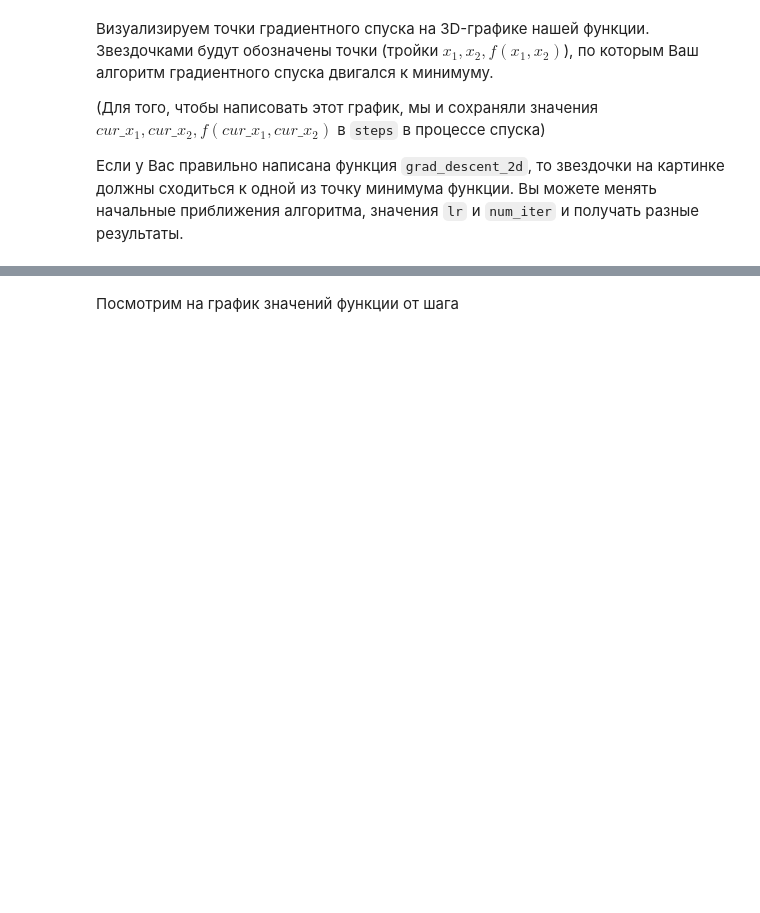
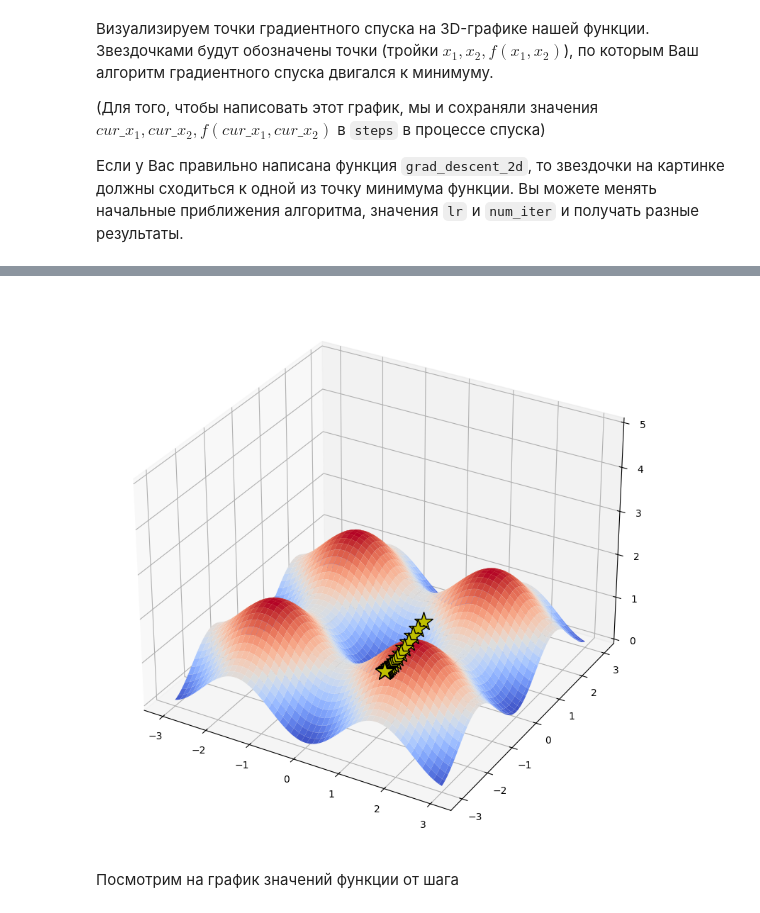
Before and after one commit to kudrmax/machine-learning, a Jupyter notebook: dls/dls-hw/dls-hw2/[homework]linear_models_fall_2021.ipynb, the cells around one changed output, grey strips where cells are left out. Cells and saved outputs as stored; diff of their text form; code cells hidden in the pictures; blank space fills up the shorter version.

```diff
--- a/dls/dls-hw/dls-hw2/[homework]linear_models_fall_2021.ipynb
+++ b/dls/dls-hw/dls-hw2/[homework]linear_models_fall_2021.ipynb
@@ -50,7 +50,7 @@ def grad_f(x):
     :param x: np.array[2]: float вектор длины 2
     :return: np.array[2]: float вектор длины 2
     """
-    return #YOUR CODE
+    return np.sin(2 * x)
 # %%
 # Проверим, что градиент принимает вектор из двух чисел и выдает на этой точке верное значение
 assert np.allclose(grad_f(np.array([1, 2])),
@@ -78,7 +78,7 @@ def grad_descent_2d(f, grad_f, lr, num_iter=100, x0=None):
         entry = np.hstack((curr_x, f(curr_x)))
         history.append(entry)
 
-        curr_x -= #  YOUR CODE. Не забудьте про lr!
+        curr_x -= lr * grad_f(curr_x)
 
     return np.vstack(history)
 # %% [markdown]
@@ -96,32 +117,34 @@ steps
 # %%
 # %matplotlib osx
 
 from mpl_toolkits.mplot3d import Axes3D
 import matplotlib.pyplot as plt
 from matplotlib import cm
 import numpy as np
 
 path = []
 
 X, Y = np.meshgrid(np.linspace(-3, 3, 100), np.linspace(-3, 3, 100))
 
 fig = plt.figure(figsize=(16, 10))
-ax = fig.gca(projection='3d')
+ax = fig.add_subplot(projection='3d')
 
 zs = np.array([f(np.array([x,y]))
               for x, y in zip(np.ravel(X), np.ravel(Y))])
 Z = zs.reshape(X.shape)
 
 
 ax.plot_surface(X, Y, Z, cmap=cm.coolwarm, zorder=2)
 
 ax.plot(xs=steps[:, 0], ys=steps[:, 1], zs=steps[:, 2],
         marker='*', markersize=20, zorder=3,
         markerfacecolor='y', lw=3, c='black')
 
 ax.set_zlim(0, 5)
-ax.view_init(elev=60)
+ax.view_init(elev=30)
 plt.show()
+# %% [output]
+[figure, added]
 # %% [markdown]
 Посмотрим на график значений функции от шага
 # %%
```
Also changed, not shown: parts of 9 cells of this notebook, 1 other file.
